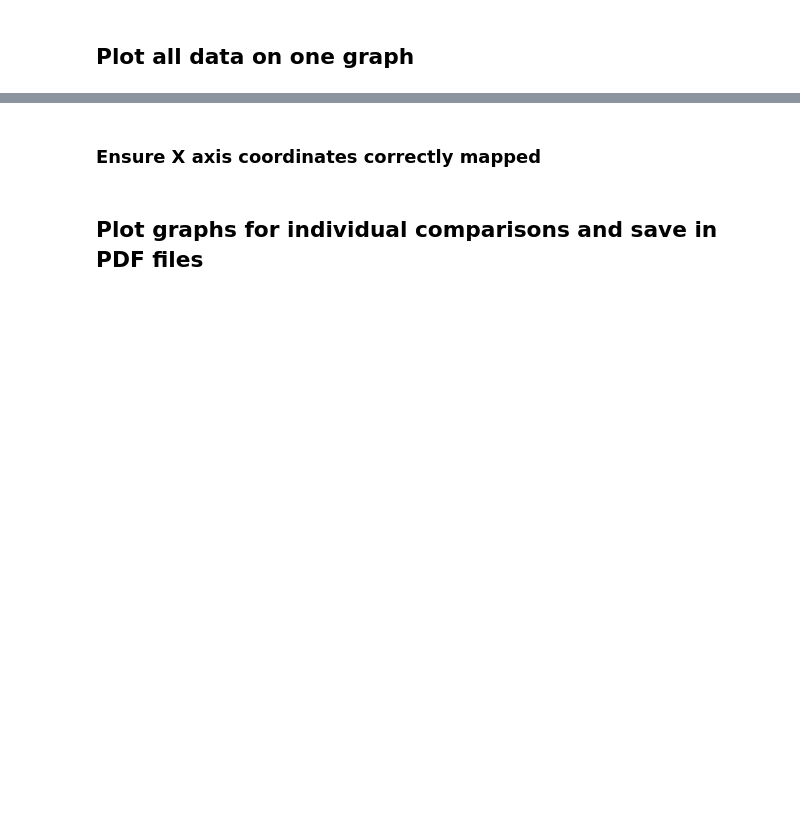
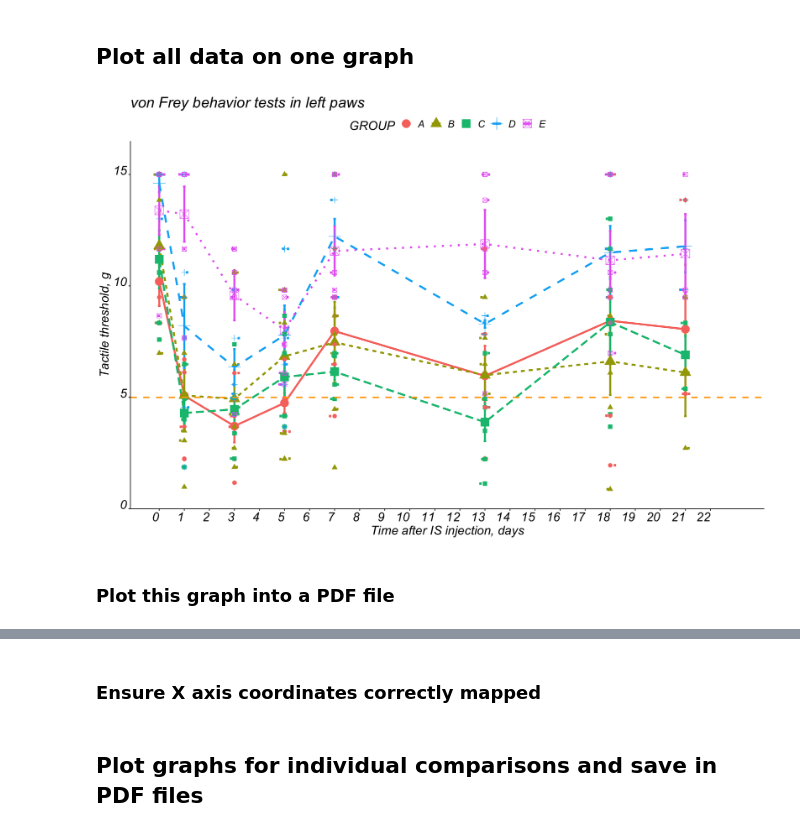
Before and after one commit to chernov-lab/VonFreyTest, a Jupyter notebook: VonFreyGithub.ipynb, the cells around one changed output, grey strips where cells are left out. Saved outputs shown, nothing was run; the diff lists cells and outputs as text; code cells hidden in the pictures; blank space fills up the shorter version.

```diff
--- a/VonFreyGithub.ipynb
+++ b/VonFreyGithub.ipynb
@@ -142,15 +178,15 @@ x %>% filter(RESULT < 0)
 # %% [markdown]
 ### Prepare dataset for ANOVA analysis and plotting
 # %%
-x <- x %>% filter(RESULT > 0)
-lp_x_names <- c('SEX', 'GROUP', 'PAW', 'TIMEPOINT', 'RESULT', 'ANIMAL_ID')
+dt <- dt %>% filter(RESULT > 0)
+lp_dt_names <- c('SEX', 'GROUP', 'PAW', 'TIMEPOINT', 'RESULT', 'ANIMAL_ID')
 lp_meta_names <- c('COMPARISON', 'TREATMENT', 'REFERENCE')
 # %%
-lp <- x %>%
-    select(all_of(lp_x_names)) %>%
+lp <- dt %>%
+    select(all_of(lp_dt_names)) %>%
         mutate(DAY = TIMEPOINT,
-               TIMEPOINT = as.integer(TIMEPOINT),
-               DAY = factor(TIMEPOINT),
-               GROUP = factor(GROUP),
-               ID = row_number()) %>%
-        print
+        TIMEPOINT = as.integer(TIMEPOINT),
+        DAY = factor(TIMEPOINT),
+        GROUP = factor(GROUP),
+    ID = row_number()) %>%
+    print
@@ -167,8 +231,12 @@ comparisons <- meta %>% select (TREATMENT, REFERENCE) %>% t %>% as_tibble %>% as
 # %%
 if (paw != "") { lp <- lp %>% filter(PAW == paw) }
 # %%
-min_res <- lp %>% select (RESULT) %>% min %>% print
-max_res <- lp %>% select (RESULT) %>% max %>% print
+min_res <- lp %>%
+    select (RESULT) %>%
+    min
+max_res <- lp %>%
+    select (RESULT) %>%
+    max
 # %% [markdown]
 ## Summary statistics
 Compute some summary statistics (count, mean and sd) of the variable weight organized by groups:
@@ -201,7 +286,10 @@ plot(bxp)
 # %%
 lp_outs <- lp %>%
-  group_by(GROUP, DAY) %>%
+    group_by(GROUP, DAY) %>%
     identify_outliers(RESULT) %>%
-        filter(is.extreme == TRUE) %>% print()
+    filter(is.extreme == TRUE) %>%
+    print()
 
-lp <- lp %>% anti_join(lp_outs, by = "ID") %>% print()
+lp <- lp %>%
+    anti_join(lp_outs, by = "ID") %>%
+    print()
@@ -244,29 +399,32 @@ head(pwc)
 # %%
 acPage(w1=15, h1=10)
 
 x_max <- max(lp$TIMEPOINT) + 1
 days <- order(unique(lp$TIMEPOINT), decreasing=F)
 
 p <- ggline(lp,
             x = "TIMEPOINT",
             y = "RESULT",
             size = 1.5,
             color = "GROUP",
             shape = "GROUP",
             point.size = 5,
             linetype = "GROUP",
             ylim = c(0, max_res),
+            xlim = c(0, x_max + 1),
             add = c("mean_se", "jitter" ),
             add.params = list(width = 0.1, shape = 15),
             palette = "GROUP"
             )  +
     geom_point(size = 3, aes(color = GROUP, shape = GROUP)) +
     xlab("Time after IS injection, days") +
     ylab("Tactile threshold, g") +
     ggtitle( sprintf( "von Frey behavior tests in %s paws", tolower (paw))) +
     theme(text = element_text(size=20, color = "black", angle = 0, hjust = .5, vjust = 0, face = "italic"),
     axis.text.x = element_text(hjust=1)) +
     geom_hline(yintercept=5, linetype="dashed", color = "orange", size=1.2) +
     scale_y_continuous(breaks= 0 : round(max_res) * max_res/3, expand = expansion(mult = c(0, 0.1))  ) +
     scale_x_continuous(breaks= 0 : x_max * 1)
 plot(p)
+# %% [output]
+[figure, added]
@@ -275,3 +431,5 @@ plot(p)
+# %% [markdown]
+### Plot this graph into a PDF file
 # %%
 pdf(sprintf("vonFrey plot.pdf"), width = 15, height = 10)
 plot(p)
```
Also changed, not shown: parts of 40 cells of this notebook.
